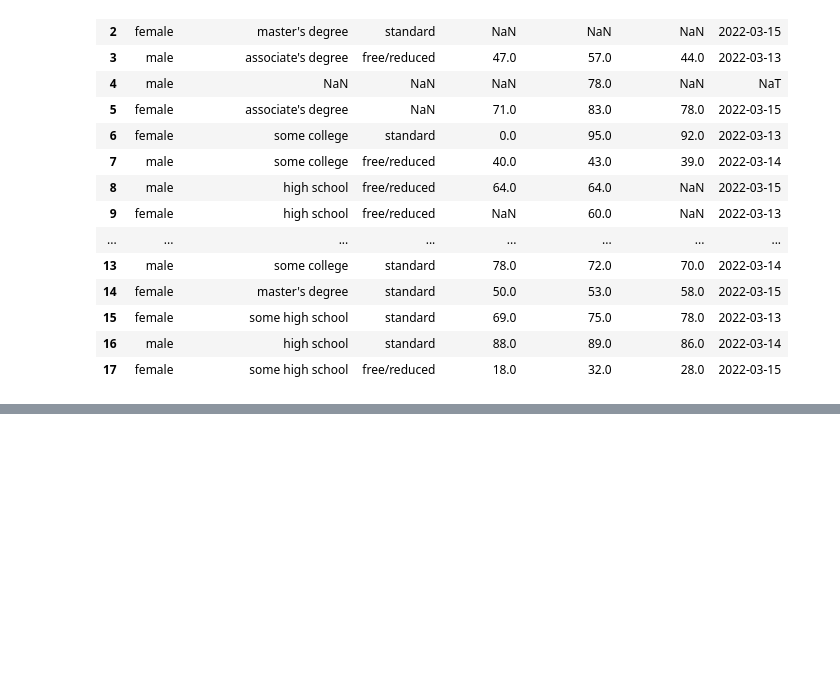
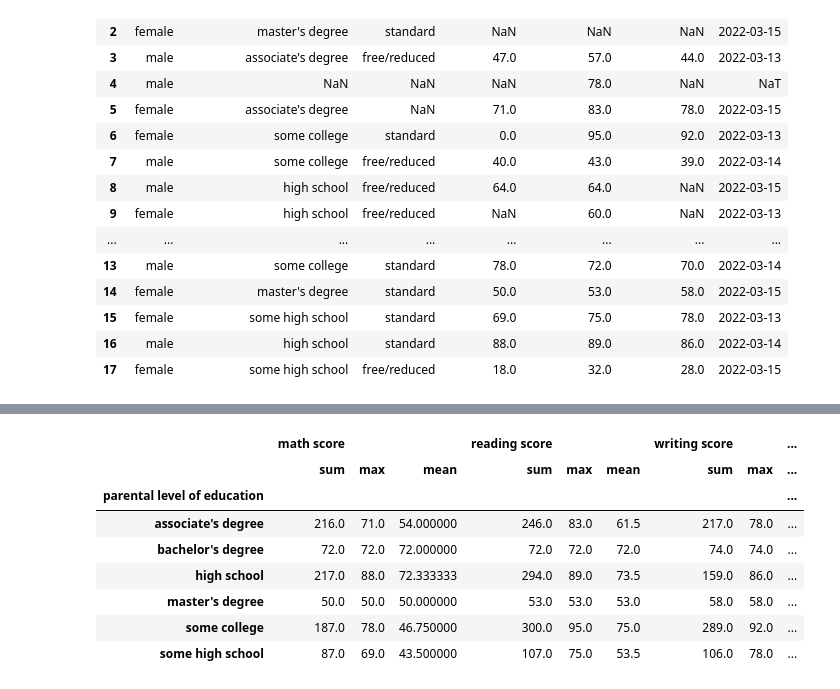
Before and after one commit to sg758253/AI, a Jupyter notebook: pandas/pandas.ipynb, the cells around one changed output, grey strips where cells are left out. Saved outputs shown, nothing was run; the diff lists cells and outputs as text; code cells hidden in the pictures; blank space fills up the shorter version.

```diff
--- a/pandas/pandas.ipynb
+++ b/pandas/pandas.ipynb
@@ -1301,0 +1546,12 @@ df1
+# %%
+df2.agg(['sum','max','mean'])
+# %% [output]
+|  | math score |  |  | reading score |  |  | writing score |  | ... |
+|  | sum | max | mean | sum | max | mean | sum | max | ... |
+| parental level of education |  |  |  |  |  |  |  |  | ... |
+| associate's degree | 216.0 | 71.0 | 54.000000 | 246.0 | 83.0 | 61.5 | 217.0 | 78.0 | ... |
+| bachelor's degree | 72.0 | 72.0 | 72.000000 | 72.0 | 72.0 | 72.0 | 74.0 | 74.0 | ... |
+| high school | 217.0 | 88.0 | 72.333333 | 294.0 | 89.0 | 73.5 | 159.0 | 86.0 | ... |
+| master's degree | 50.0 | 50.0 | 50.000000 | 53.0 | 53.0 | 53.0 | 58.0 | 58.0 | ... |
+| some college | 187.0 | 78.0 | 46.750000 | 300.0 | 95.0 | 75.0 | 289.0 | 92.0 | ... |
+| some high school | 87.0 | 69.0 | 43.500000 | 107.0 | 75.0 | 53.5 | 106.0 | 78.0 | ... |
```
Also changed, not shown: parts of 25 cells of this notebook.
